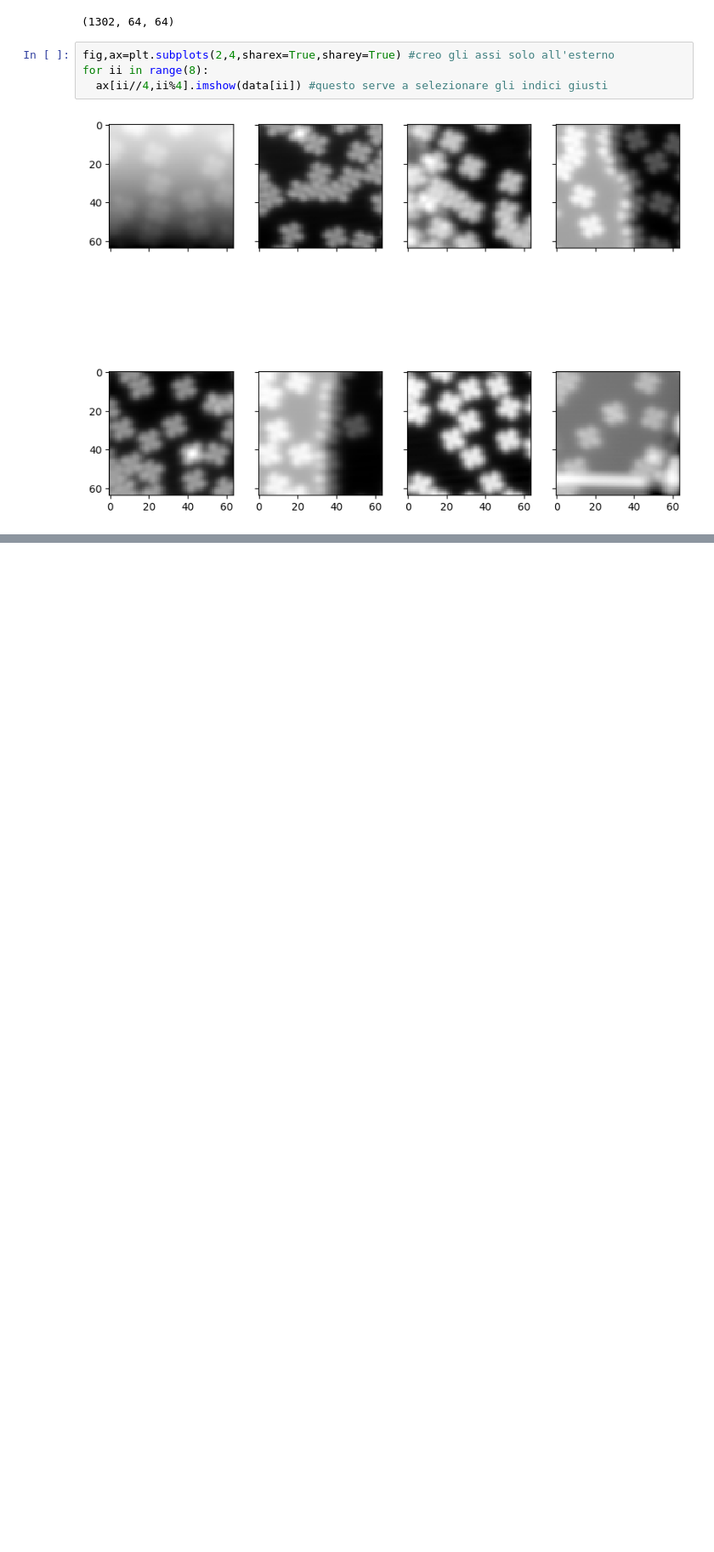
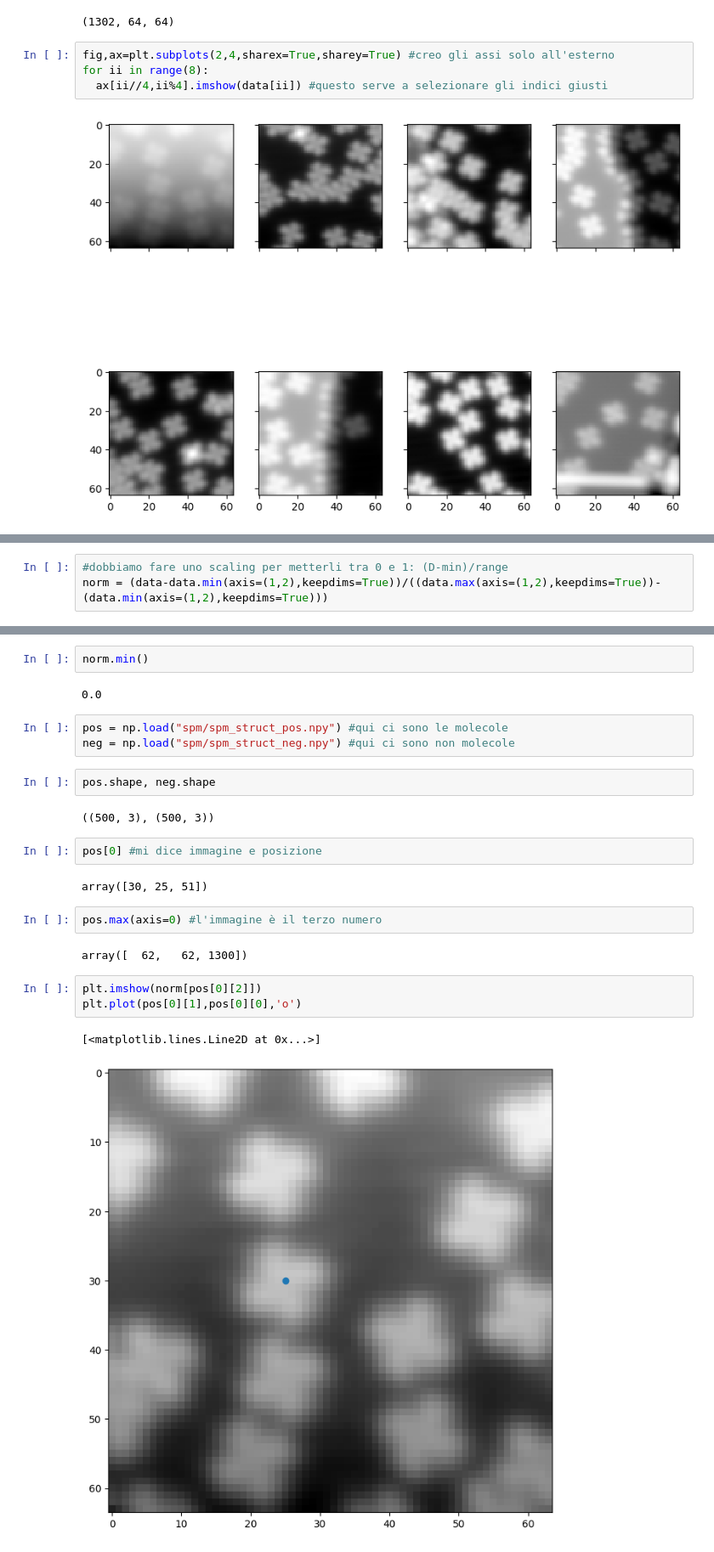
Before and after one commit to massimocipressi/MLPNS_MCipressi, a Jupyter notebook: MPLNS_27_4.ipynb, the cells around one changed output, grey strips where cells are left out. Shown at 85% size. Cells and saved outputs as stored; diff of their text form; blank space fills up the shorter version.

```diff
--- a/MPLNS_27_4.ipynb
+++ b/MPLNS_27_4.ipynb
@@ -47,0 +62,3 @@ for ii in range(8):
+# %%
+#dobbiamo fare uno scaling per metterli tra 0 e 1: (D-min)/range
+norm = (data-data.min(axis=(1,2),keepdims=True))/((data.max(axis=(1,2),keepdims=True))-(data.min(axis=(1,2),keepdims=True)))
@@ -47,0 +73,25 @@ for ii in range(8):
+# %%
+norm.min()
+# %% [output]
+0.0
+# %%
+pos = np.load("spm/spm_struct_pos.npy") #qui ci sono le molecole
+neg = np.load("spm/spm_struct_neg.npy") #qui ci sono non molecole
+# %%
+pos.shape, neg.shape
+# %% [output]
+((500, 3), (500, 3))
+# %%
+pos[0] #mi dice immagine e posizione
+# %% [output]
+array([30, 25, 51])
+# %%
+pos.max(axis=0) #l'immagine è il terzo numero
+# %% [output]
+array([  62,   62, 1300])
+# %%
+plt.imshow(norm[pos[0][2]])
+plt.plot(pos[0][1],pos[0][0],'o')
+# %% [output]
+[<matplotlib.lines.Line2D at 0x...>]
+[figure, added]
```
Also changed, not shown: parts of 8 cells of this notebook.
